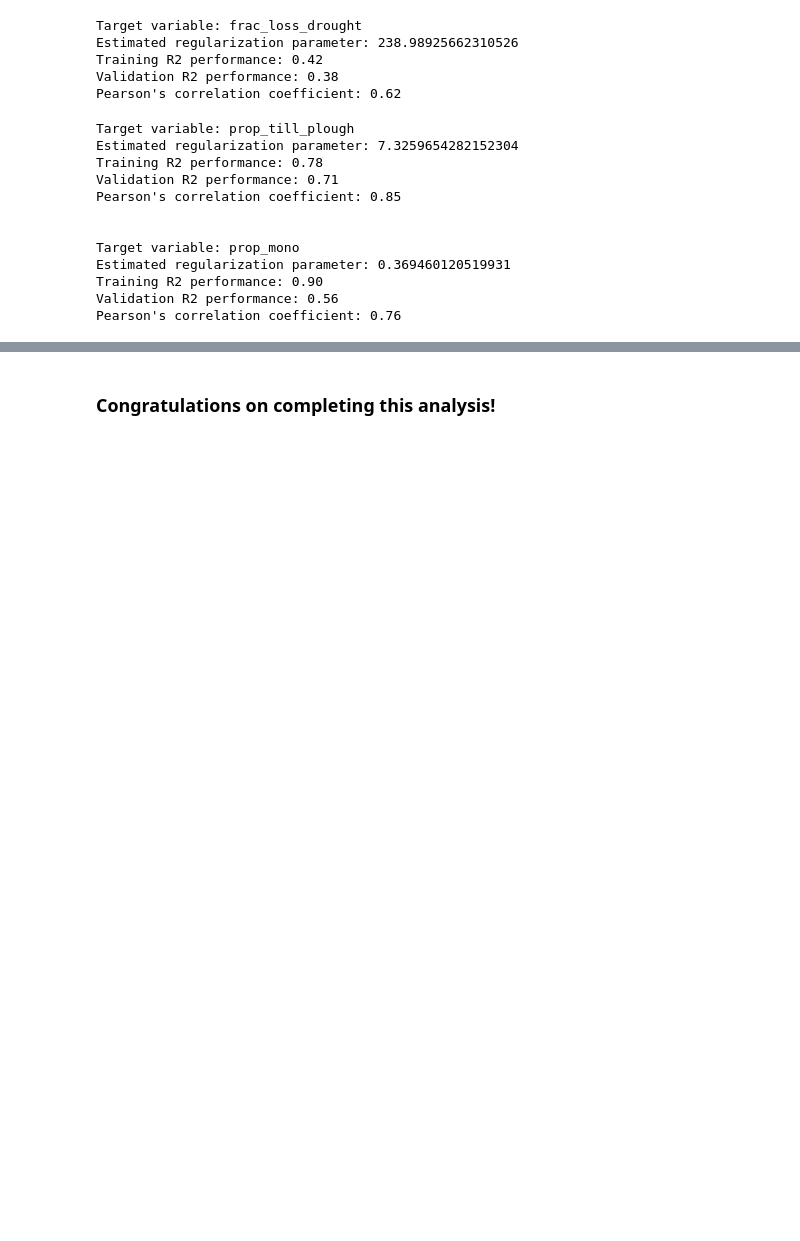
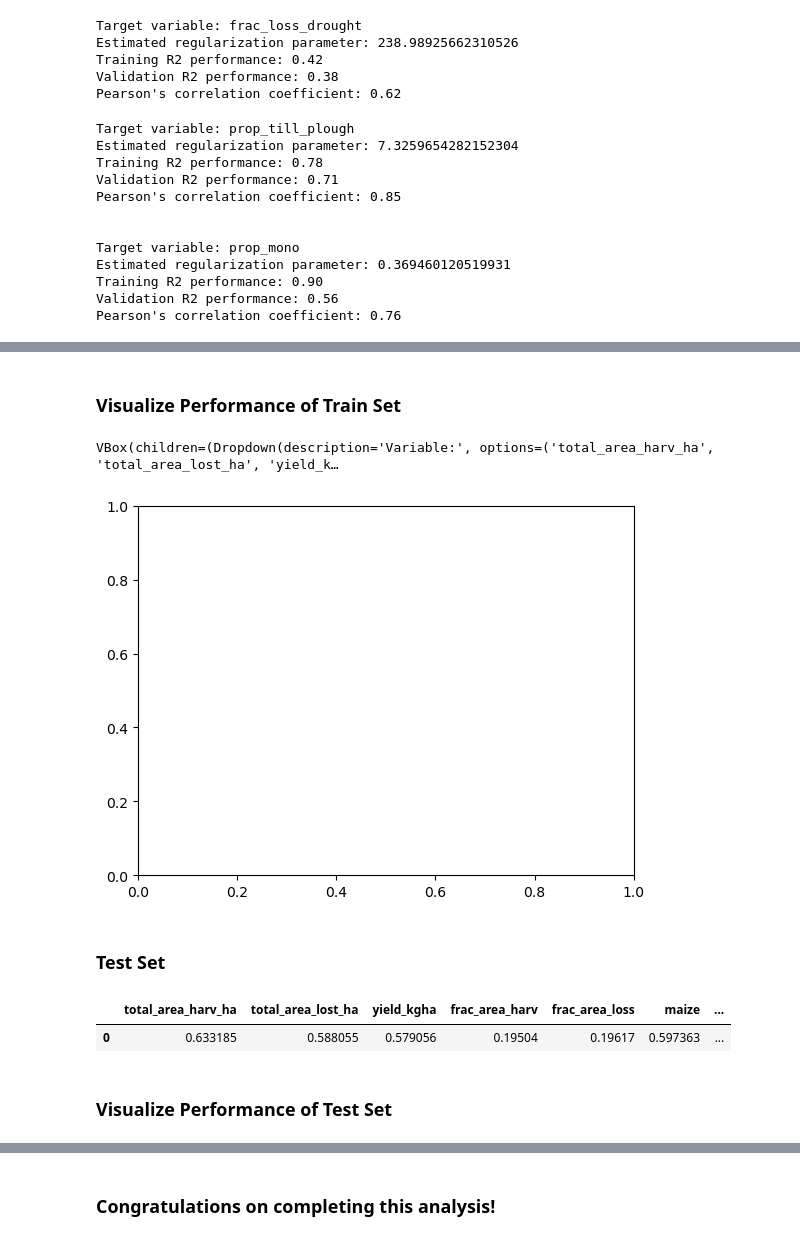
Before and after one commit to mosaiks-capstone/Modeling, a Jupyter notebook: gabmodeltesting.ipynb, the cells around one changed output, grey strips where cells are left out. Cells and saved outputs as stored; diff of their text form; code cells hidden in the pictures; blank space fills up the shorter version.

Commit message:
plot updates

```diff
--- a/gabmodeltesting.ipynb
+++ b/gabmodeltesting.ipynb
@@ -542,0 +384,58 @@ sea_preds.to_feather("/capstone/mosaiks/repos/modeling/data/predictions/SEA_pred
+# %% [markdown]
+### Visualize Performance of Train Set
+# %%
+# Create a list of variable names from the dataframes
+variable_names = list(y_pred_train.columns)
+
+# create a container widget to hold the dropdown and the plot
+container = widgets.VBox(children=[variable_dropdown])
+
+# Create the dropdown widget
+variable_dropdown = widgets.Dropdown(options=variable_names, description='Variable:')
+
+# Create an output widget to display the plot
+plot_output = widgets.Output()
+
+# Define a function to update the plot based on the selected variable
+def update_plot_train(variable):
+    with plot_output:
+        clear_output(wait=True)
+        # Create the scatterplot
+        fig, ax = plt.subplots()
+        ax.scatter(y_pred_train[variable], y_trains[variable])
+        ax.axline([0, 0], [1, 1], c="k")
+
+        # Extract the R2 value from the r2_train dataframe
+        r2_value = r2_train[variable]
+        r2_value = round(r2_value, 2)
+
+        # Set the title with the R2 value and selected variable
+        plt.title(f"Model applied to train data n = {len(y_trains)}, R$^2$ = {r2_value}",
+          fontsize=12, y=1)
+
+        # Set x and y axis labels
+        ax.set_xlabel("Predicted", fontsize=15)
+        ax.set_ylabel("Ground Truth", fontsize=15)
+
+        # Display the plot
+        plt.show()
+
+# call the update_plot function with the initial value of the dropdown
+plot_output = widgets.Output()
+update_plot_train(variable_dropdown.value)
+container.children = [variable_dropdown, plot_output]
+
+# set up the interaction between the dropdown and the plot
+def dropdown_eventhandler(change):
+    variable = change.new
+    update_plot(variable)
+
+variable_dropdown.observe(dropdown_eventhandler, names='value')
+
+# display the dropdown and the plot
+display(container)
+# %% [output]
+VBox(children=(Dropdown(description='Variable:', options=('total_area_harv_ha', 'total_area_lost_ha', 'yield_k…
+[figure, added]
+# %% [markdown]
+### Test Set
@@ -542,0 +465,7 @@ sea_preds.to_feather("/capstone/mosaiks/repos/modeling/data/predictions/SEA_pred
+# %%
+r2_test
+# %% [output]
+|  | total_area_harv_ha | total_area_lost_ha | yield_kgha | frac_area_harv | frac_area_loss | maize | ... |
+| 0 | 0.633185 | 0.588055 | 0.579056 | 0.19504 | 0.19617 | 0.597363 | ... |
+# %% [markdown]
+### Visualize Performance of Test Set
```
Also changed, not shown: parts of 32 cells of this notebook.
